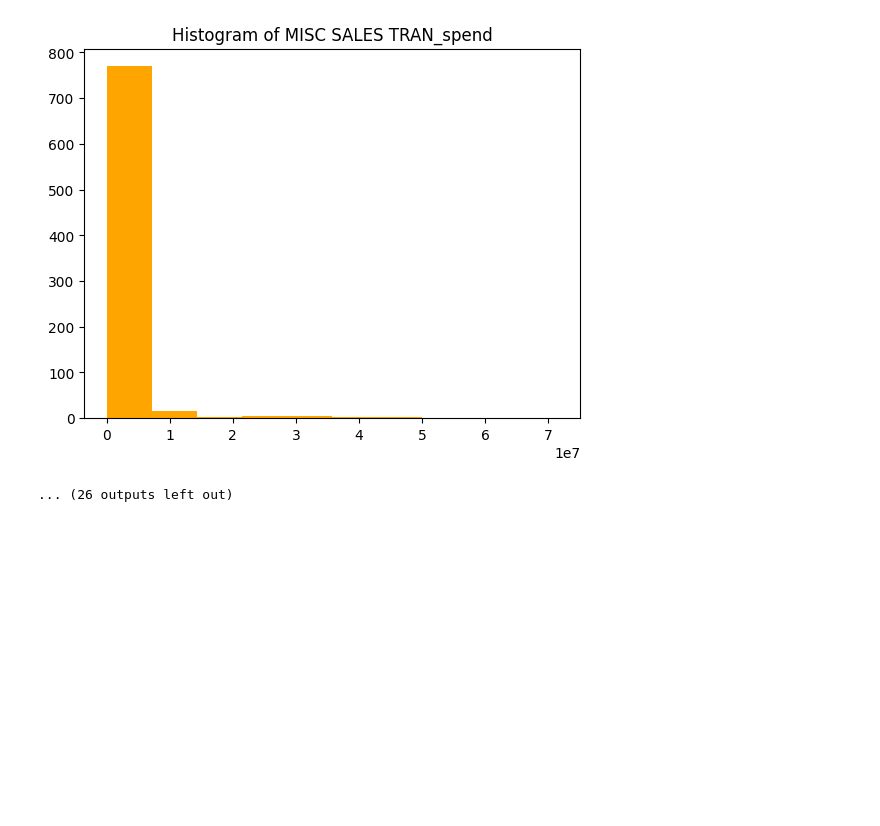
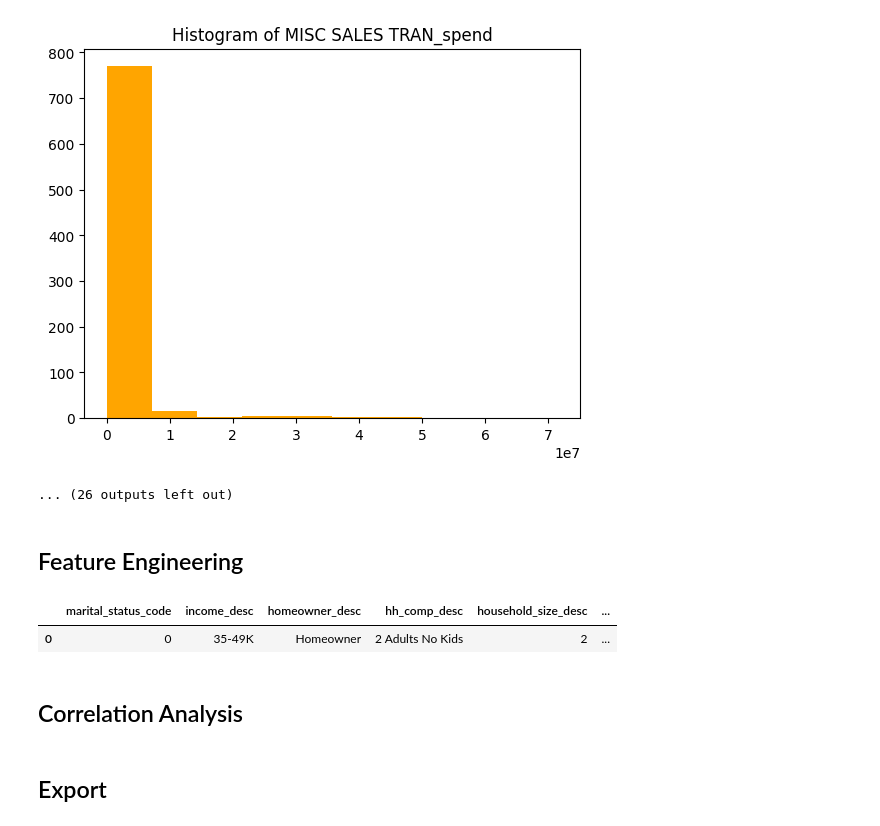
Before and after one commit to antoniooliveira03/Projects, a Jupyter notebook: NTT Project/02_EDA.ipynb, the cells around one changed output. Cells and saved outputs as stored; diff of their text form; code cells hidden in the pictures; blank space fills up the shorter version.

```diff
--- a/NTT Project/02_EDA.ipynb
+++ b/NTT Project/02_EDA.ipynb
@@ -285,3 +252,46 @@ graphs(customer_info.loc[:, customer_info.columns != 'household_key'], graph = '
 [figure]
 [figure]
 ... (26 outputs left out)
+# %% [markdown]
+## Feature Engineering
+# %%
+replacement_mapping = {
+    'A': 0,
+    'B': 1,
+    'U': 2
+}
+
+customer_info['marital_status_code'] = customer_info['marital_status_code'].replace(replacement_mapping)
+# %%
+replacement_mapping = {
+    False: 0,
+    True: 1
+}
+
+customer_info['has_kids'] = customer_info['has_kids'].replace(replacement_mapping)
+# %%
+replacement_mapping = {
+    '1': 1,
+    '2': 2,
+    '3': 3,
+    '4': 4,
+    '5+': 5
+}
+
+customer_info['household_size_desc'] = customer_info['household_size_desc'].replace(replacement_mapping)
+# %%
+replacement_mapping = {
+    '1': 1,
+    '2': 2,
+    '3+': 3,
+    'None/Unknown': 0 ## TEMP
+}
+
+customer_info['kid_category_desc'] = customer_info['kid_category_desc'].replace(replacement_mapping)
+# %%
+customer_info.head(1)
+# %% [output]
+|  | marital_status_code | income_desc | homeowner_desc | hh_comp_desc | household_size_desc | ... |
+| 0 | 0 | 35-49K | Homeowner | 2 Adults No Kids | 2 | ... |
+# %% [markdown]
+## Correlation Analysis
@@ -287,0 +334,2 @@ graphs(customer_info.loc[:, customer_info.columns != 'household_key'], graph = '
+# %% [markdown]
+## Export
```
Also changed, not shown: parts of 13 cells of this notebook, 1 other file.
